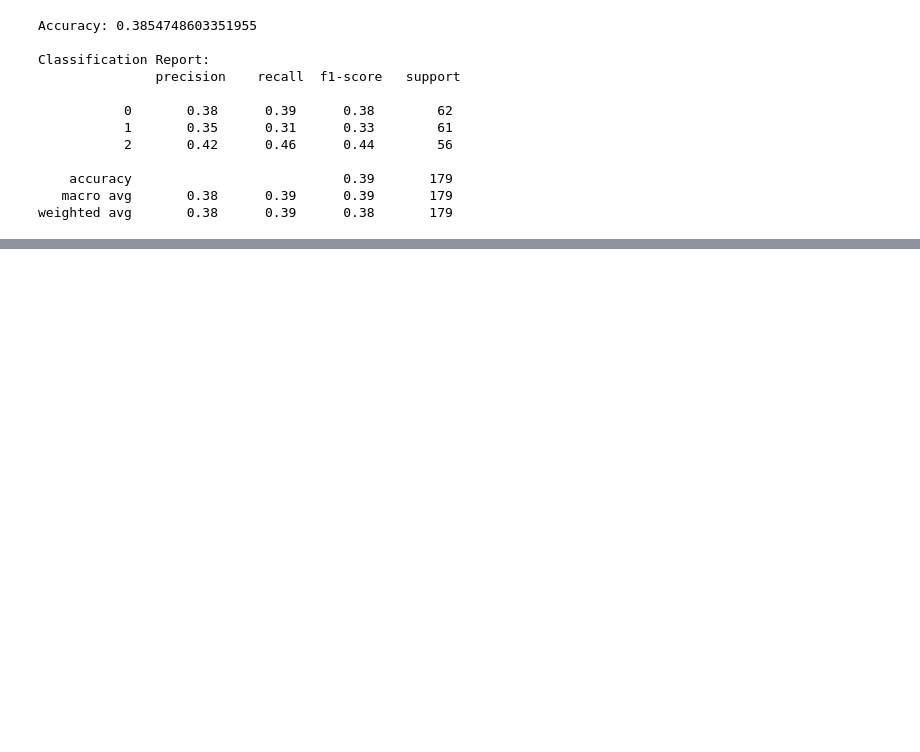
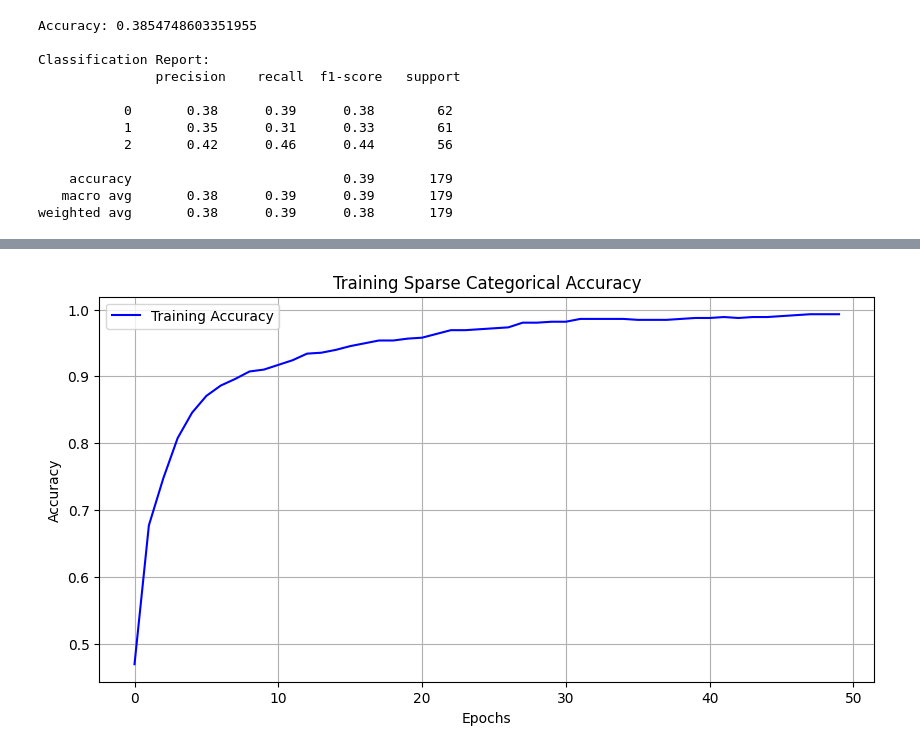
Before and after one commit to marta4cod/NNAssessment1, a Jupyter notebook: NNAs1.ipynb, the cells around one changed output, grey strips where cells are left out. Saved outputs shown, nothing was run; the diff lists cells and outputs as text; code cells hidden in the pictures; blank space fills up the shorter version.

```diff
--- a/NNAs1.ipynb
+++ b/NNAs1.ipynb
@@ -401,0 +422,12 @@ print(feature_importance)
+# %%
+# Plot Sparse Categorical Accuracy
+plt.figure(figsize=(10, 5))
+plt.plot(history.history['sparse_categorical_accuracy'], label='Training Accuracy', color='blue')
+plt.title('Training Sparse Categorical Accuracy')
+plt.xlabel('Epochs')
+plt.ylabel('Accuracy')
+plt.legend()
+plt.grid()
+plt.show()
+# %% [output]
+[figure, added]
```
Also changed, not shown: parts of 10 cells of this notebook.
